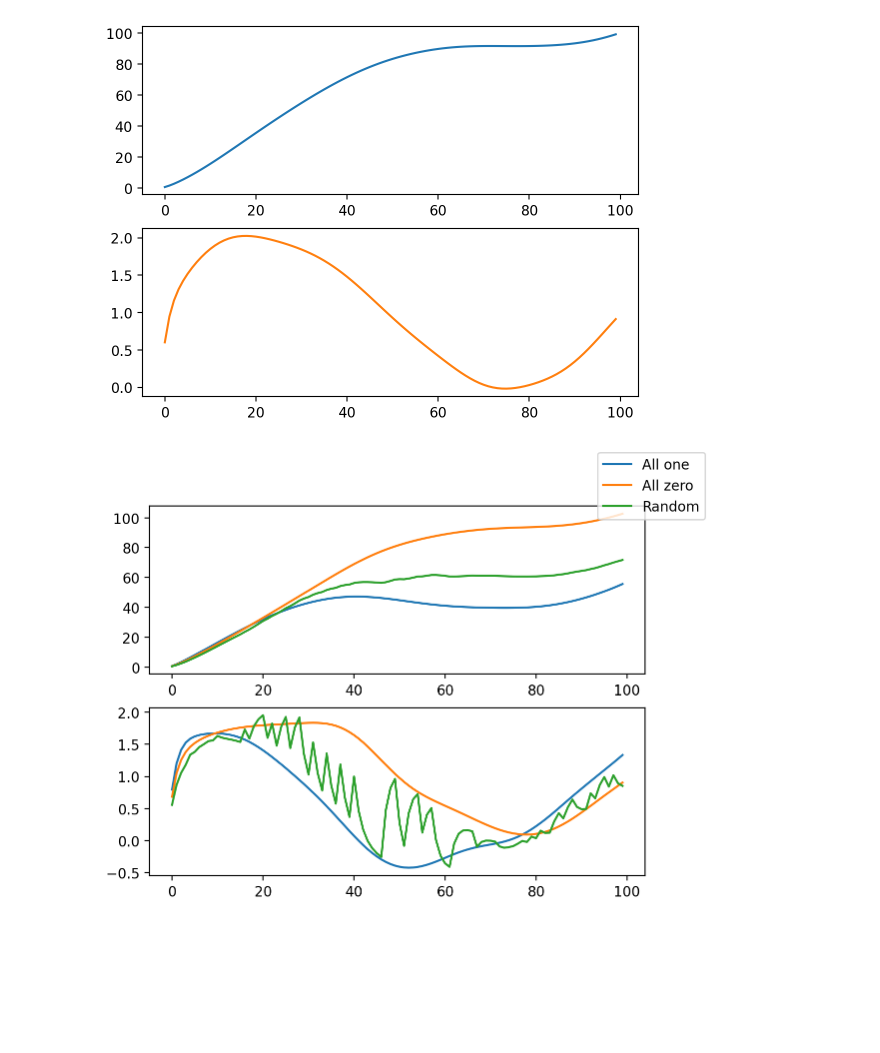
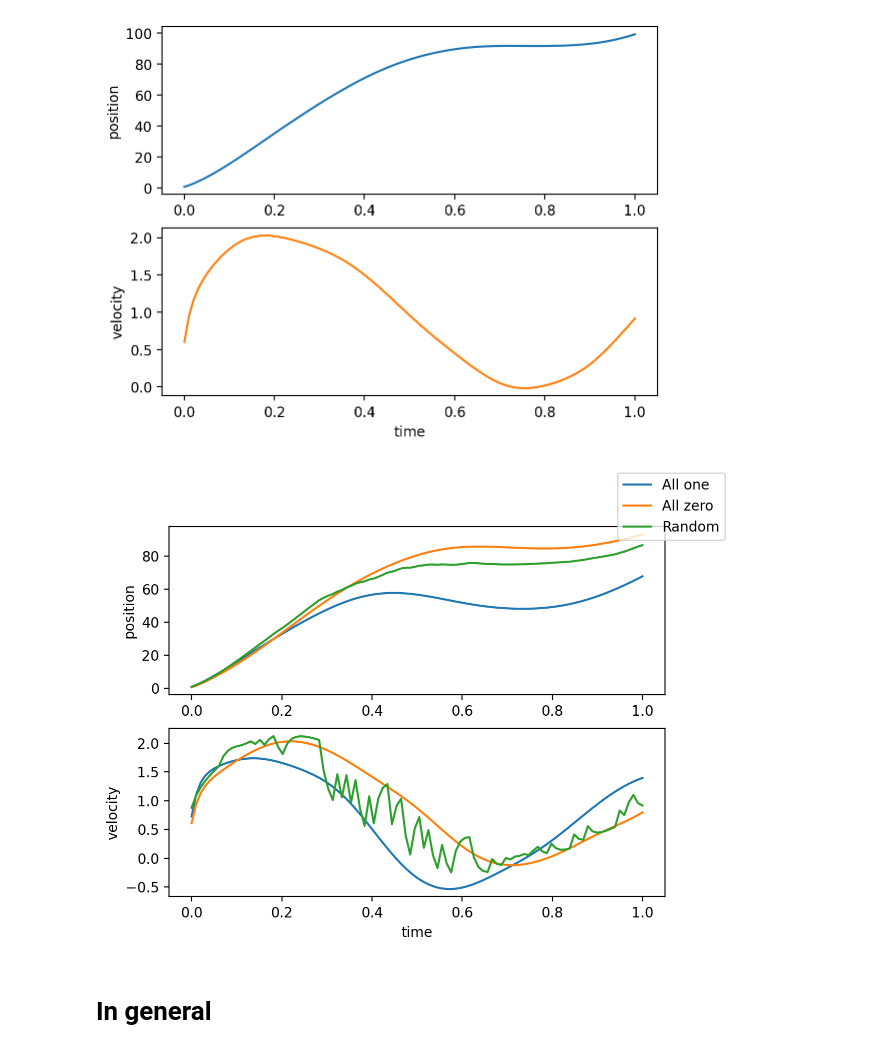
Before and after one commit to AurelienNioche/MAppModels, a Jupyter notebook: the-ball.ipynb, the cells around one changed output. Drawn from its saved outputs; the diff is of its cells as text; code cells hidden in the pictures; blank space fills up the shorter version.

```diff
--- a/the-ball.ipynb
+++ b/the-ball.ipynb
@@ -77,13 +75,17 @@ class Ball:
         self.action_effect = None
         self.current_step = None
 
+    @staticmethod
+    def square_exponential_kernel(x, alpha, length):
+        return alpha**2 * np.exp(-0.5 * cdist(x.reshape(-1, 1), x.reshape(-1, 1), 'sqeuclidean')/length**2)
+
     def sample_action_effect(self):
 
         x = self.x
         mu = - 0.2 + 0.5*np.cos(6*(x - 2))
         alpha = 0.05
         length = 0.1
-        sigma = alpha**2 * np.exp(-0.5 * cdist(x.reshape(-1, 1), x.reshape(-1, 1), 'sqeuclidean')/length**2)
+        sigma = self.square_exponential_kernel(x, alpha, length)
         return np.random.multivariate_normal(mu, sigma)
 
     def sample_own_force(self):
@@ -92,7 +94,7 @@ class Ball:
         alpha = 0.05
         length = 0.1
         mu = 0.5 + 0.5*np.cos(6*(x + 5))
-        sigma = alpha**2 * np.exp(-0.5 * cdist(x.reshape(-1, 1), x.reshape(-1, 1), 'sqeuclidean')/length**2)
+        sigma = self.square_exponential_kernel(x, alpha, length)
         return np.random.multivariate_normal(mu, sigma)
 
     def step(self, action: int):
@@ -125,7 +127,7 @@ class Ball:
 # %%
 n_step = 100
 ball = Ball(n_step)
-ball.reset(123456)
+ball.reset(seed=123456)
 hist_pos, hist_vel = [], []
 for i in range(n_step):
     pos, vel = ball.step(action=0)
@@ -133,10 +135,14 @@ for i in range(n_step):
     hist_vel.append(vel)
 
 fig, axes = plt.subplots(nrows=2)
-axes[0].plot(hist_pos)
-axes[1].plot(hist_vel, color="C1");
+x = np.linspace(0, 1, n_step)
+axes[0].plot(x, hist_pos)
+axes[0].set_ylabel("position")
+axes[1].plot(x, hist_vel, color="C1")
+axes[1].set_ylabel("velocity");
+axes[1].set_xlabel("time");
 # %% [output]
-[figure, old version]
+[figure, new version]
 # %%
 n_step = 100
 all_hist_pos = []
@@ -146,33 +152,40 @@ policies = "all-one", "all-zero", "random"
 
 for policy in policies:
 
     ball = Ball(n_step)
     ball.reset()
     hist_pos, hist_vel = [], []
     for i in range(n_step):
         if policy == "all-one":
             action = 1
         elif policy == "all-zero":
             action = 0
         elif policy == "random":
             action = np.random.choice([0, 1])
         else:
             raise ValueError
         pos, vel = ball.step(action=action)
         hist_pos.append(pos)
         hist_vel.append(vel)
 
     all_hist_pos.append(hist_pos)
     all_hist_vel.append(hist_vel)
 
 fig, axes = plt.subplots(nrows=2)
 for i in range(len(policies)):
     label = policies[i].replace("-", " ").capitalize()
     pos = all_hist_pos[i]
     vel = all_hist_vel[i]
-    axes[0].plot(pos, label=label);
-    axes[1].plot(vel);
+    x = np.linspace(0, 1, n_step)
+    axes[0].plot(x, pos, color=f"C{i}", label=label)
+    axes[1].plot(x, vel, color=f"C{i}")
+    axes[0].set_ylabel("position")
+    axes[1].set_ylabel("velocity");
+    axes[1].set_xlabel("time");
+
 
 fig.legend();
 # %% [output]
-[figure, old version]
+[figure, new version]
+# %% [markdown]
+# In general
```
Also changed, not shown: parts of 8 cells of this notebook, 1 other file.
